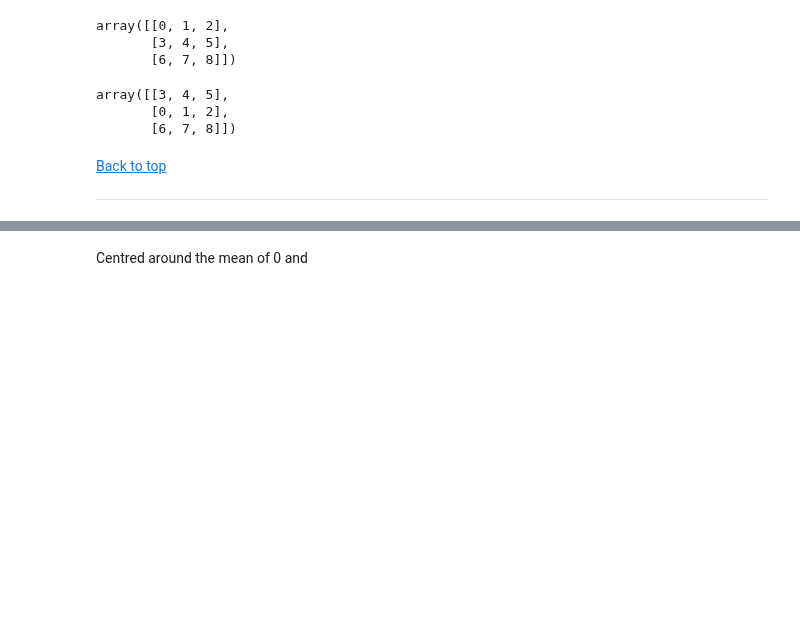
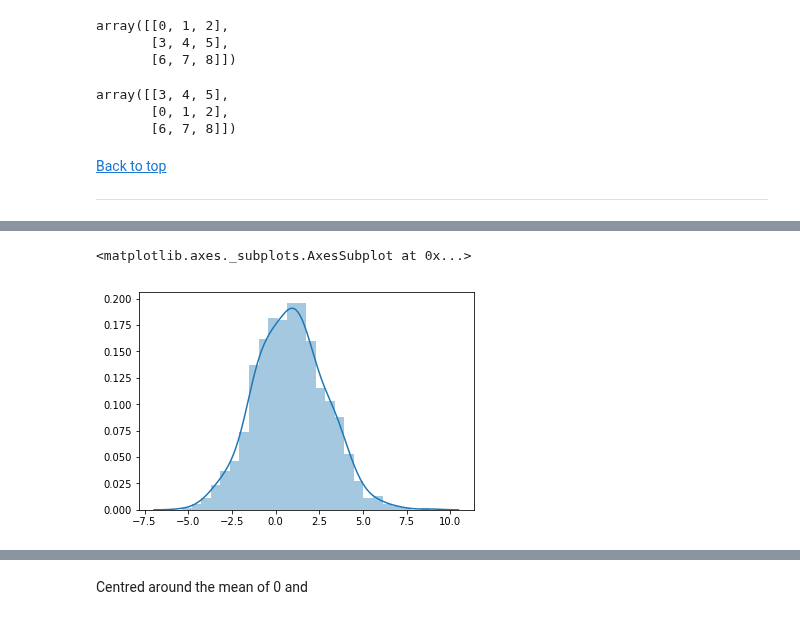
Before and after one commit to angela1C/Programming-for-Data-Analysis-numpy.random-project-2019, a Jupyter notebook: NumpyRandom.ipynb, the cells around one changed output, grey strips where cells are left out. Drawn from its saved outputs; the diff is of its cells as text; code cells hidden in the pictures; blank space fills up the shorter version.

Commit message:
distribution functions - normal and standard normal

```diff
--- a/NumpyRandom.ipynb
+++ b/NumpyRandom.ipynb
@@ -1198,0 +1210,6 @@ A normal distribution has a bell-shaped density curve described by its mean μ a
+# %%
+s = np.random.normal(1,2,1000)
+sns.distplot(s)
+# %% [output]
+<matplotlib.axes._subplots.AxesSubplot at 0x...>
+[figure, added]
```
Also changed, not shown: parts of 29 cells of this notebook.
